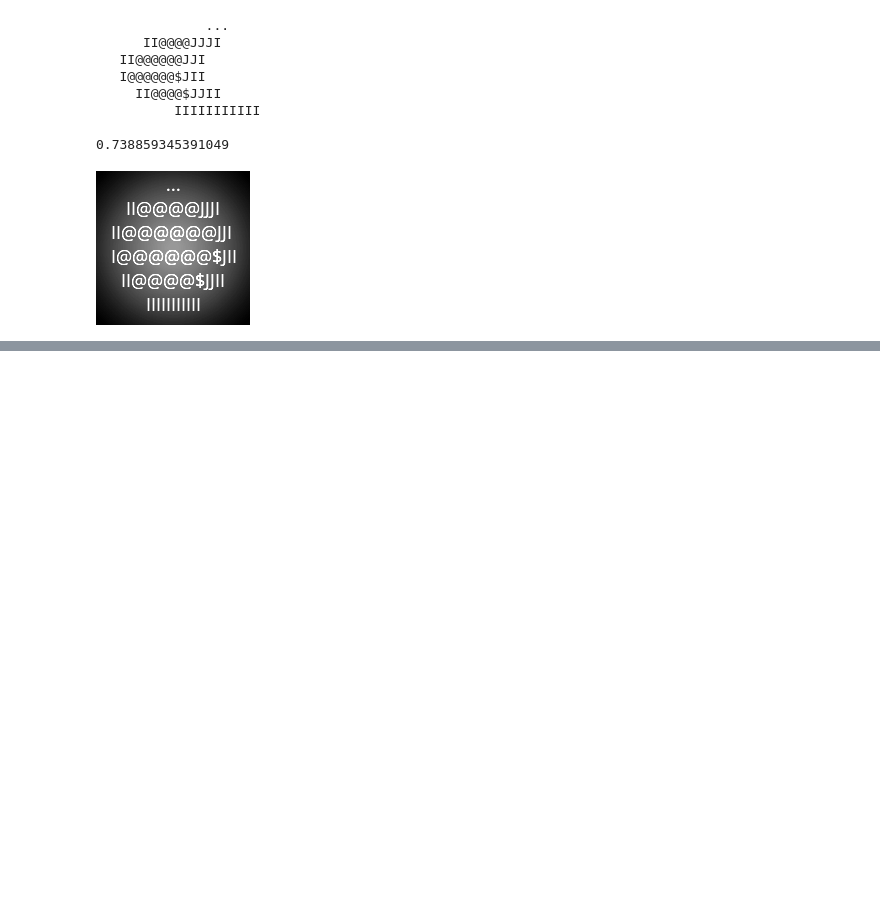
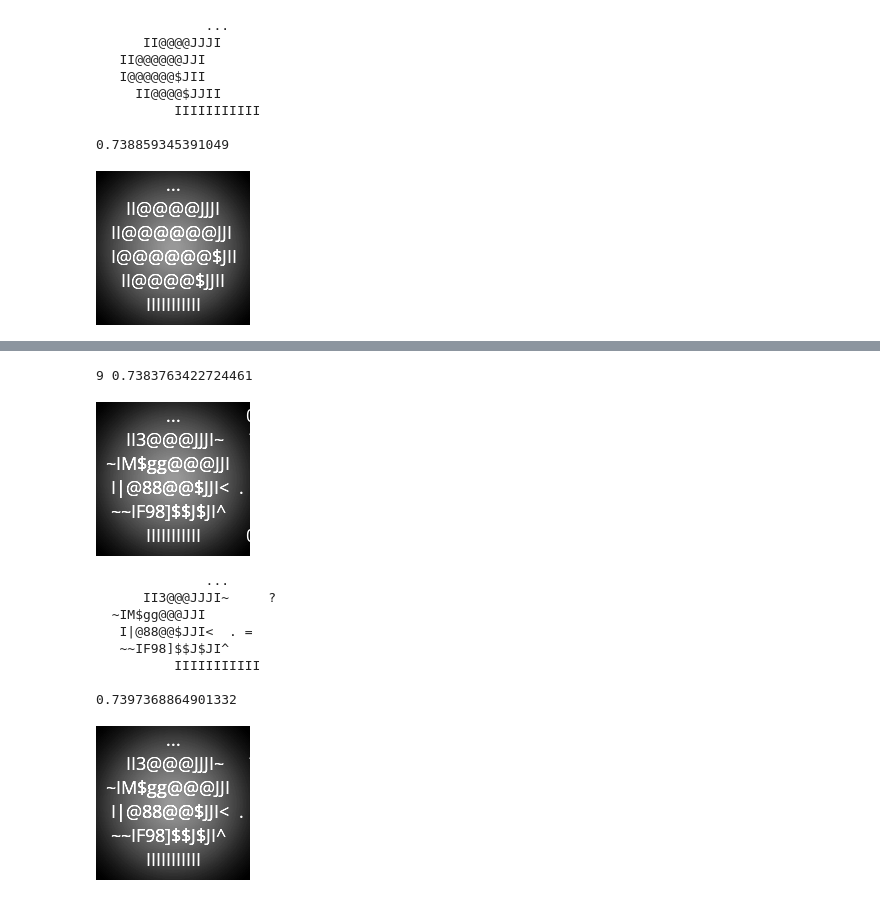
Before and after one commit to wojciechsadlik/python-char-art, a Jupyter notebook: ascii_art_non_mono_tests.ipynb, the cells around one changed output, grey strips where cells are left out. Cells and saved outputs as stored; diff of their text form; code cells hidden in the pictures; blank space fills up the shorter version.

```diff
--- a/ascii_art_non_mono_tests.ipynb
+++ b/ascii_art_non_mono_tests.ipynb
@@ -133,0 +134,31 @@ ImageChops.add(proc_img, bg_img)
+# %%
+pgs = pool_genetic_search(proc_img, palette, font, 200, 100, 0.3, len(palette)//4, True)
+
+for i in range(10):
+    text = next(pgs)
+    clear_output()
+    print(i, evaluate_text_arr(text, proc_img, font))
+    bg_img, draw = new_img_draw(proc_img.size)
+    draw_text_arr(draw, text, font)
+    display(ImageChops.add(proc_img, bg_img))
+
+for i in range(len(text)):
+    text[i] = text[i][:find_end_of_line(text[i], proc_img, font)] + '\n'
+print(''.join(text))
+
+bg_img, draw = new_img_draw(proc_img.size)
+draw_text_arr(draw, text, font)
+print(evaluate_text_arr(text, proc_img, font))
+ImageChops.add(proc_img, bg_img)
+# %% [output]
+9 0.7383763422724461
+[figure, added]
+              ...
+      II3@@@JJJI~     ?
+  ~IM$gg@@@JJI
+   I|@88@@$JJI<  . =
+   ~~IF98]$$J$JI^
+          IIIIIIIIIII
+
+0.7397368864901332
+[figure, added]
```
Also changed, not shown: parts of 1 cell of this notebook, 1 other file.
